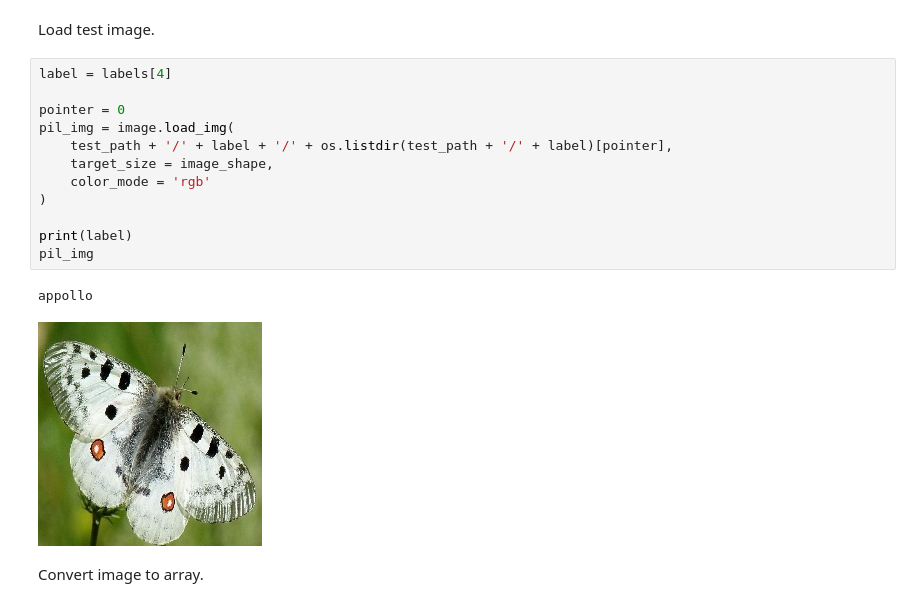
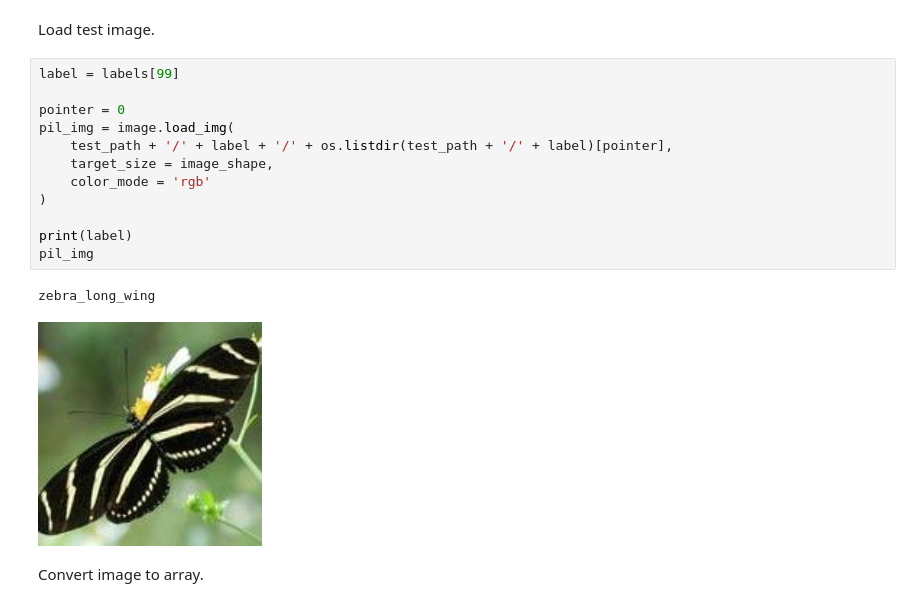
Before and after one commit to blahblahblah589/portfolio-project-5, a Jupyter notebook: jupyter_notebooks/ModellingAndEvaluation.ipynb, the cells around one changed output. Drawn from its saved outputs; the diff is of its cells as text.

```diff
--- a/jupyter_notebooks/ModellingAndEvaluation.ipynb
+++ b/jupyter_notebooks/ModellingAndEvaluation.ipynb
@@ -431,20 +425,20 @@ joblib.dump(value=model_eval, filename='outputs/v1/model_evaluation.pkl')
 # %% [markdown]
 Load test image.
 # %%
-label = labels[4]
+label = labels[99]
 
 pointer = 0
 pil_img = image.load_img(
     test_path + '/' + label + '/' + os.listdir(test_path + '/' + label)[pointer],
     target_size = image_shape,
     color_mode = 'rgb'
 )
 
 print(label)
 pil_img
 # %% [output]
-appollo
+zebra_long_wing
-[figure, old version]
+[figure, new version]
 # %% [markdown]
 Convert image to array.
 # %%
```
Also changed, not shown: parts of 13 cells of this notebook, 5 other files.
